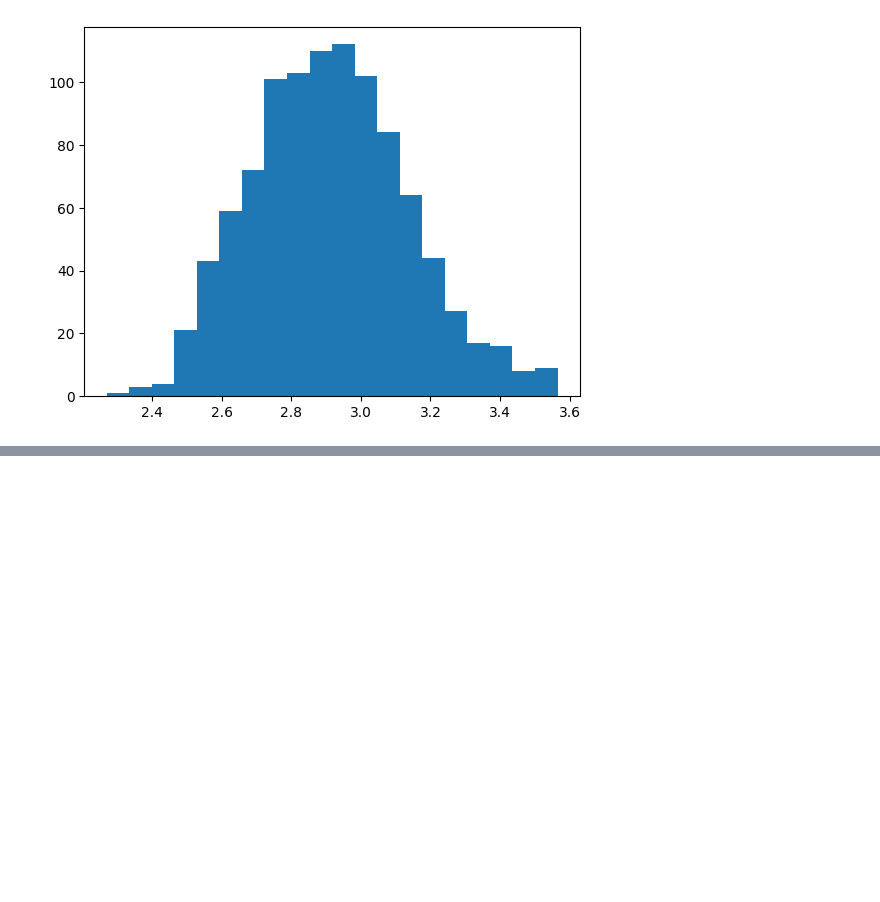
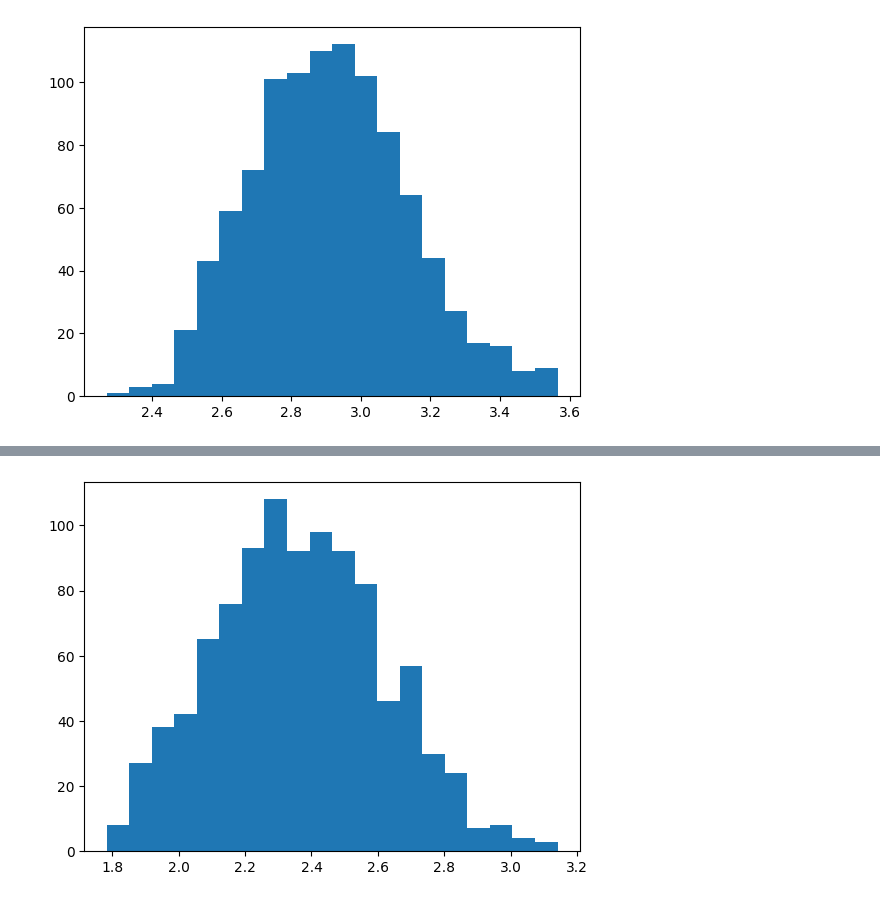
Before and after one commit to abhhfcgjk/VG_Architectural_Adversarial_Robustness, a Jupyter notebook: lips_eval.ipynb, the cells around one changed output, grey strips where cells are left out. Saved outputs shown, nothing was run; the diff lists cells and outputs as text; code cells hidden in the pictures; blank space fills up the shorter version.

Commit message:
graphs

```diff
--- a/lips_eval.ipynb
+++ b/lips_eval.ipynb
@@ -13,6 +13,8 @@ from DBCNN import DBCNN
 options = {'fc': True}
 scnn_root = os.path.join('pretrained_scnn','scnn.pkl')
 # %%
+options['cayley'] = False
+options['cayley2'] = False
 ckpt = torch.load(os.path.join('DBCNN-cayley=False-cayley2=False-cayley3=False.pt'))
 model = nn.DataParallel(DBCNN(scnn_root, options), device_ids=[0]).cuda()
 model_name = type(model).__name__
@@ -63,6 +65,7 @@ plt.show()
 [figure]
 # %%
 options['cayley'] = True
+options['cayley2'] = False
 ckpt_cayley = torch.load(os.path.join('DBCNN-cayley=True-cayley2=False-cayley3=False.pt'))
 model_cayley = nn.DataParallel(DBCNN(scnn_root, options), device_ids=[0]).cuda()
 model_cayley_name = type(model_cayley).__name__
@@ -110,0 +113,8 @@ Error:
+# %%
+options['cayley'] = False
+options['cayley2'] = True
+ckpt_cayley2 = torch.load(os.path.join('DBCNN-cayley=False-cayley2=True-cayley3=False.pt'))
+model_cayley2 = nn.DataParallel(DBCNN(scnn_root, options), device_ids=[0]).cuda()
+model_cayley2_name = type(model_cayley2).__name__
+model_cayley2.load_state_dict(ckpt_cayley2['model'])
+print(model_cayley2)
@@ -110,0 +139,14 @@ Error:
+# %%
+nips_path = os.path.join('dataset', 'NIPS')
+nips = Path(nips_path).iterdir()
+
+lipsS_cayley2 = []
+idx = len(model_cayley2.module.features1) - 2
+for img_name in nips:
+    x = to_tensor(Image.open(img_name).convert("RGB")).unsqueeze(0).cuda()
+    lipsS_cayley2.append(get_lips(model_cayley2, x, idx))
+# %%
+plt.hist(lipsS_cayley2, bins=20)
+plt.show()
+# %% [output]
+[figure, added]
```
Also changed, not shown: parts of 3 cells of this notebook, 1 other file.
